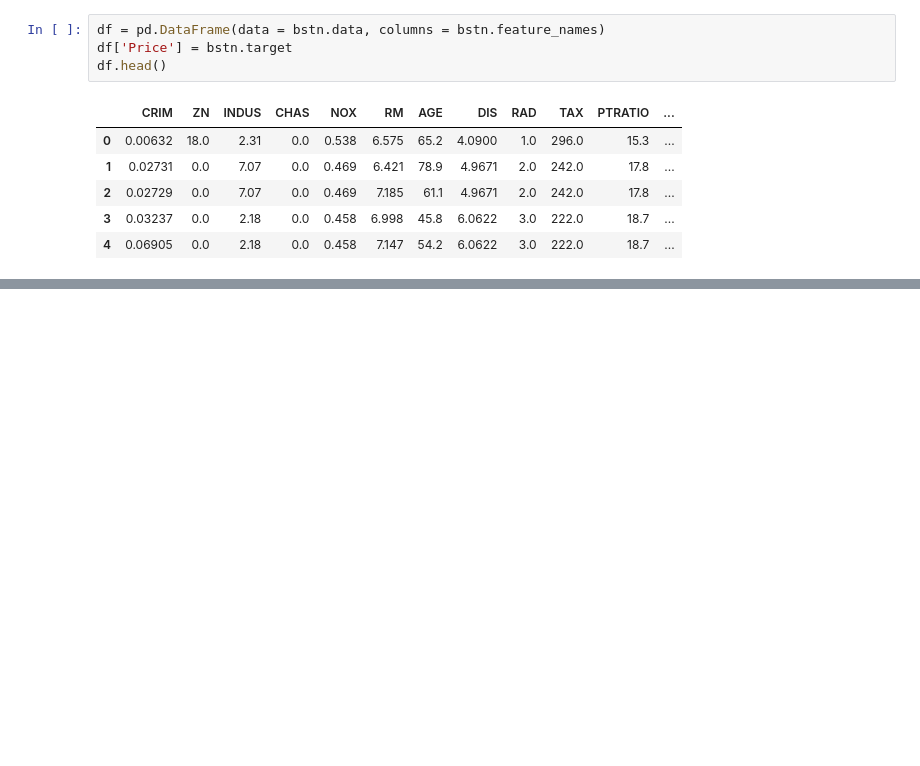
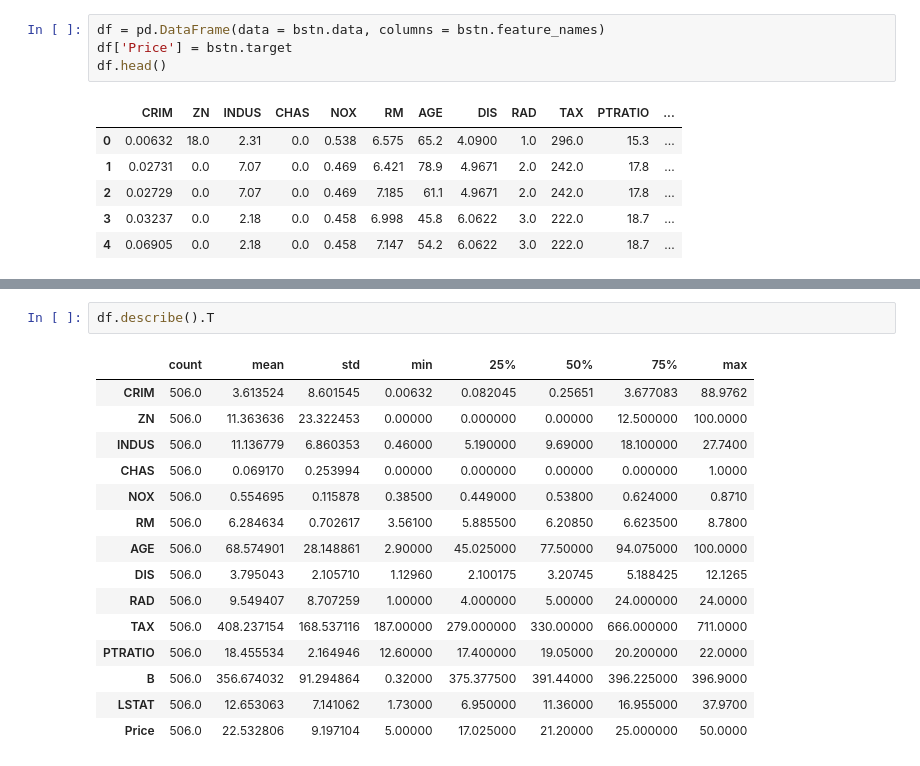
Before and after one commit to dajebbar/ML, a Jupyter notebook: Boston_House_Price_Prediction.ipynb, the cells around one changed output, grey strips where cells are left out. Drawn from its saved outputs; the diff is of its cells as text; blank space fills up the shorter version.

```diff
--- a/Boston_House_Price_Prediction.ipynb
+++ b/Boston_House_Price_Prediction.ipynb
@@ -59,0 +80,18 @@ df.head()
+# %%
+df.describe().T
+# %% [output]
+|  | count | mean | std | min | 25% | 50% | 75% | max |
+| CRIM | 506.0 | 3.613524 | 8.601545 | 0.00632 | 0.082045 | 0.25651 | 3.677083 | 88.9762 |
+| ZN | 506.0 | 11.363636 | 23.322453 | 0.00000 | 0.000000 | 0.00000 | 12.500000 | 100.0000 |
+| INDUS | 506.0 | 11.136779 | 6.860353 | 0.46000 | 5.190000 | 9.69000 | 18.100000 | 27.7400 |
+| CHAS | 506.0 | 0.069170 | 0.253994 | 0.00000 | 0.000000 | 0.00000 | 0.000000 | 1.0000 |
+| NOX | 506.0 | 0.554695 | 0.115878 | 0.38500 | 0.449000 | 0.53800 | 0.624000 | 0.8710 |
+| RM | 506.0 | 6.284634 | 0.702617 | 3.56100 | 5.885500 | 6.20850 | 6.623500 | 8.7800 |
+| AGE | 506.0 | 68.574901 | 28.148861 | 2.90000 | 45.025000 | 77.50000 | 94.075000 | 100.0000 |
+| DIS | 506.0 | 3.795043 | 2.105710 | 1.12960 | 2.100175 | 3.20745 | 5.188425 | 12.1265 |
+| RAD | 506.0 | 9.549407 | 8.707259 | 1.00000 | 4.000000 | 5.00000 | 24.000000 | 24.0000 |
+| TAX | 506.0 | 408.237154 | 168.537116 | 187.00000 | 279.000000 | 330.00000 | 666.000000 | 711.0000 |
+| PTRATIO | 506.0 | 18.455534 | 2.164946 | 12.60000 | 17.400000 | 19.05000 | 20.200000 | 22.0000 |
+| B | 506.0 | 356.674032 | 91.294864 | 0.32000 | 375.377500 | 391.44000 | 396.225000 | 396.9000 |
+| LSTAT | 506.0 | 12.653063 | 7.141062 | 1.73000 | 6.950000 | 11.36000 | 16.955000 | 37.9700 |
+| Price | 506.0 | 22.532806 | 9.197104 | 5.00000 | 17.025000 | 21.20000 | 25.000000 | 50.0000 |
```
Also changed, not shown: parts of 3 cells of this notebook.
